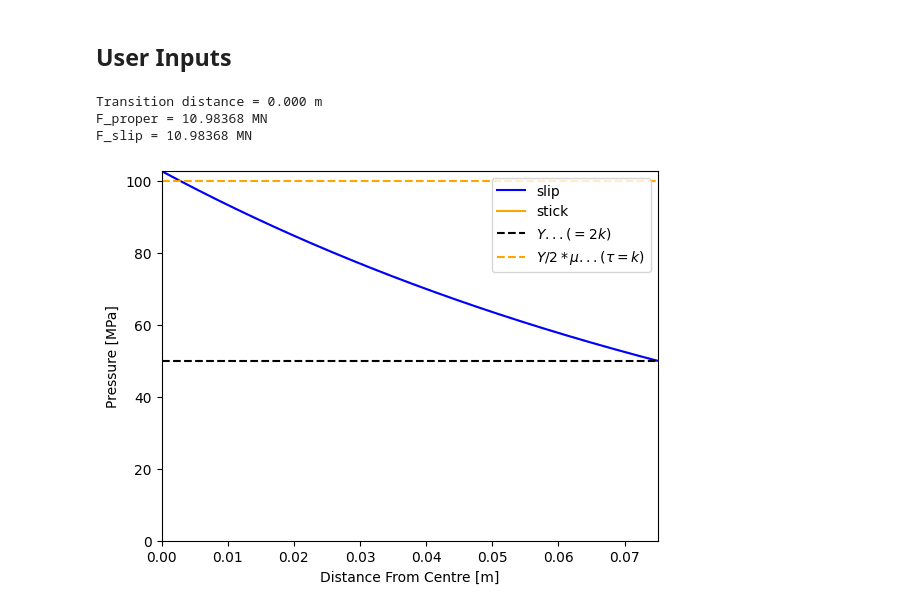
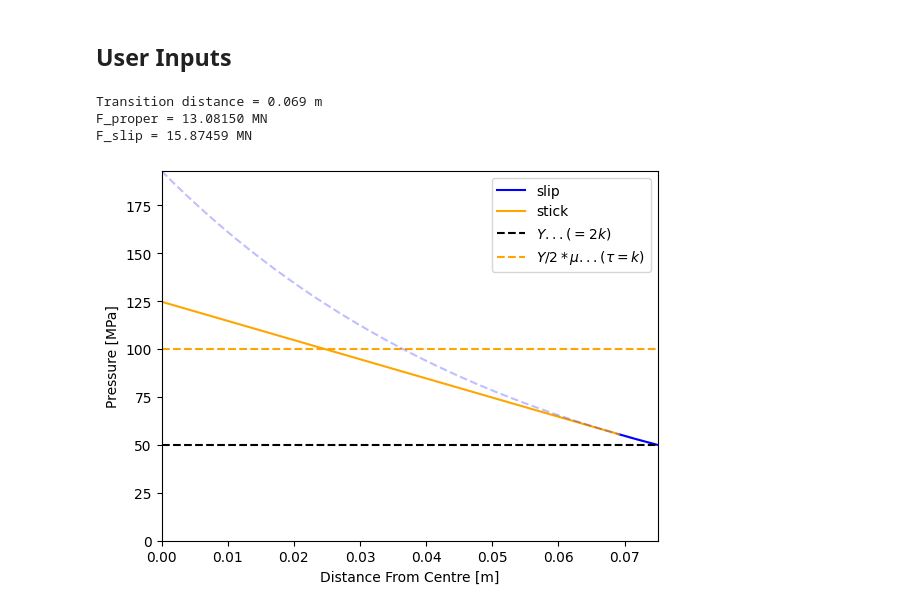
Before and after one commit to robin-scales/friction_hill, a Jupyter notebook: 01_friction_hill.ipynb, the cells around one changed output. Cells and saved outputs as stored; diff of their text form; code cells hidden in the pictures.

```diff
--- a/01_friction_hill.ipynb
+++ b/01_friction_hill.ipynb
@@ -64,44 +63,53 @@ def distance_transition(mu, h, b):
 L = 1
 b = 150E-3
 h = 50E-3
 k = 50E6/2
-mu = 0.24
+mu = 0.45
+
+normY = False
+if normY:
+    normVal = (2*k)
+else:
+    normVal = 1E6
 
 t = distance_transition(mu, h, b)
 print(f"Transition distance = {t:.3f} m")
 
 x_stick = np.linspace(0, t, 10000)
 x_slip = np.linspace(t, b/2, 10000)
 
 p_slip = get_pressure_slip(x_slip, k, mu, h, b)
 p_stick = get_pressure_stick(x_stick, k, mu, h, b)
 
-plt.plot(x_slip, p_slip/1E6, label='slip', c='blue')
-plt.plot(x_stick, p_stick/1E6, label='stick', c='orange')
-plt.ylabel('Pressure [MPa]')
+plt.plot(x_slip, p_slip/normVal, label='slip', c='blue')
+plt.plot(x_stick, p_stick/normVal, label='stick', c='orange')
+if normY:
+    plt.ylabel('Pressure/2k [1]')
+else:
+    plt.ylabel('Pressure [MPa]')
 plt.xlabel('Distance From Centre [m]')
 plt.ylim(bottom=0)
 plt.xlim(left=0, right=b/2)
-plt.hlines(y=2*k/1E6, xmin=0, xmax=b/2, linestyles='dashed', label=r'$Y...(=2k)$', colors='black')
-plt.hlines(y=4*k/1E6, xmin=0, xmax=b/2, linestyles='dashed', label=r'$Y/2*\mu...(\tau=k)$', colors='orange')
+plt.hlines(y=2*k/normVal, xmin=0, xmax=b/2, linestyles='dashed', label=r'$Y...(=2k)$', colors='black')
+plt.hlines(y=4*k/normVal, xmin=0, xmax=b/2, linestyles='dashed', label=r'$Y/2*\mu...(\tau=k)$', colors='orange')
 plt.legend()
 
 
 f1 = np.trapezoid(p_stick, x_stick)
 f2 = np.trapezoid(p_slip, x_slip)
 
-f = 2*L*(f1+f2)
+f = L*2*(f1+f2)
 print(f'F_proper = {f/1E6:.5f} MN')
 
 x_whole = np.linspace(0, b/2, 10000)
 p_slip_whole = get_pressure_slip(x_whole, k, mu, h, b)
-f_justSlip = 2*L*np.trapezoid(p_slip_whole, x_whole)
-plt.plot(x_whole, p_slip_whole/1E6, label='slip whole', c='blue', ls='--', alpha=0.25)
-plt.ylim(bottom=0, top=np.max(p_slip_whole/1E6))
+f_justSlip = L*2*np.trapezoid(p_slip_whole, x_whole)
+plt.plot(x_whole, p_slip_whole/normVal, label='slip whole', c='blue', ls='--', alpha=0.25)
+plt.ylim(bottom=0, top=np.max(p_slip_whole/normVal))
 
 print(f'F_slip = {f_justSlip/1E6:.5f} MN')
 # %% [output]
-Transition distance = 0.000 m
-F_proper = 10.98368 MN
-F_slip = 10.98368 MN
+Transition distance = 0.069 m
+F_proper = 13.08150 MN
+F_slip = 15.87459 MN
-[figure, old version]
+[figure, new version]
```
Also changed, not shown: parts of 1 cell of this notebook.
